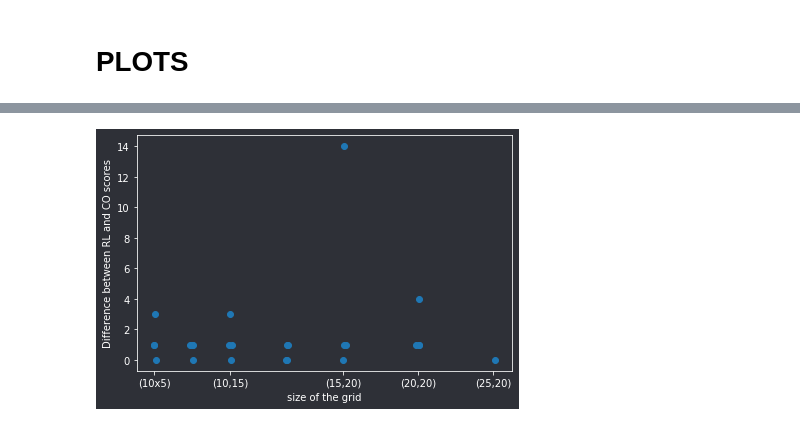
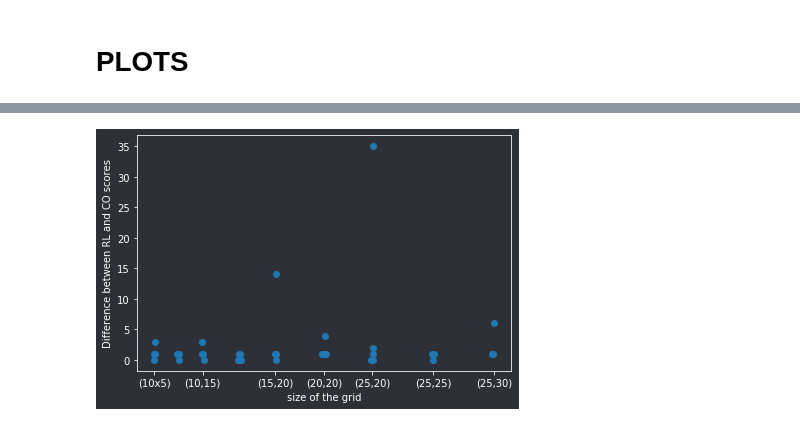
Before and after one commit to dufourc1/SemesterProjectMA3, a Jupyter notebook: notebooks/comparison.ipynb, the cells around one changed output, grey strips where cells are left out. Saved outputs shown, nothing was run; the diff lists cells and outputs as text; code cells hidden in the pictures.

```diff
--- a/notebooks/comparison.ipynb
+++ b/notebooks/comparison.ipynb
@@ -307,11 +236,6 @@ df
 # %%
 rl_values = df[df.Type == "RL"].Score.values
 sizes = df[df.Type == "RL"]["Size of the grid"].values
-co_values = df[df.Type == "CO"].Score.values[:-1]
+co_values = df[df.Type == "CO"].Score.values
 diff = rl_values-co_values
+diff = [math.ceil(x) for x in diff]
-# %%
-diff[diff == 0.5] = 1
-# %%
-diff[diff == 2.5] = 3
-# %%
-diff[diff == 3.5] = 4
@@ -329,39 +248,39 @@ ax.spines['top'].set_color("white")
 ax.spines['right'].set_color('white')
 ax.spines['left'].set_color('white')
 ax.tick_params(axis='x', colors='white')
 ax.tick_params(axis='y', colors='white')
 ax.title.set_color('white')
 ax.xaxis.label.set_color('white')
 ax.yaxis.label.set_color('white')
 fig.set_facecolor((46/255., 48/255., 55/255.))
 ax.set_facecolor((46/255., 48/255., 55/255.))
 
 
-#plt.scatter(df[df.Type == 'CO']['Size of the grid'].values[:-1],df[df.Type == 'CO'].Score.values[:-1],label = "CO")
-#plt.scatter(df[df.Type == 'RL']['Size of the grid'],df[df.Type == 'RL'].Score, label = "RL")
+#plt.scatter(df[df.Type == 'CO']['Size of the grid'].values,df[df.Type == 'CO'].Time/3600,label = "CO")
+#plt.scatter(df[df.Type == 'RL']['Size of the grid'],df[df.Type == 'RL'].Time/3600, label = "RL")
 sizes_jitter = [np.random.normal(x, 2,1) for x in sizes]
 plt.scatter(sizes_jitter,diff)
 plt.xlabel("size of the grid")
 
-x1 = [50,150,15*20,400,500]
-squad = ['(10x5)','(10,15)','(15,20)','(20,20)','(25,20)']
+x1 = [50,150,15*20,400,500,25*25,25*30]
+squad = ['(10x5)','(10,15)','(15,20)','(20,20)','(25,20)','(25,25)','(25,30)']
 
 ax.set_xticks(x1)
 ax.set_xticklabels(squad)
 
 plt.ylabel("Difference between RL and CO scores")
 
 #l = plt.legend()
 #for text in l.get_texts():
 #    text.set_color("white")
 
 
 
 ax = plt.gca()
 plt.tight_layout()
-plt.savefig("../data/processed/comparison_1.png", dpi = 300)
+plt.savefig("../data/processed/comparison_score.png", dpi = 300)
 # %% [output]
-[figure, old version]
+[figure, new version]
 # %%
 df_20_agents = pd.read_csv("../data/processed/results_20_agents.csv",index_col = 'Unnamed: 0')
 # %%
```
Also changed, not shown: parts of 7 cells of this notebook.
